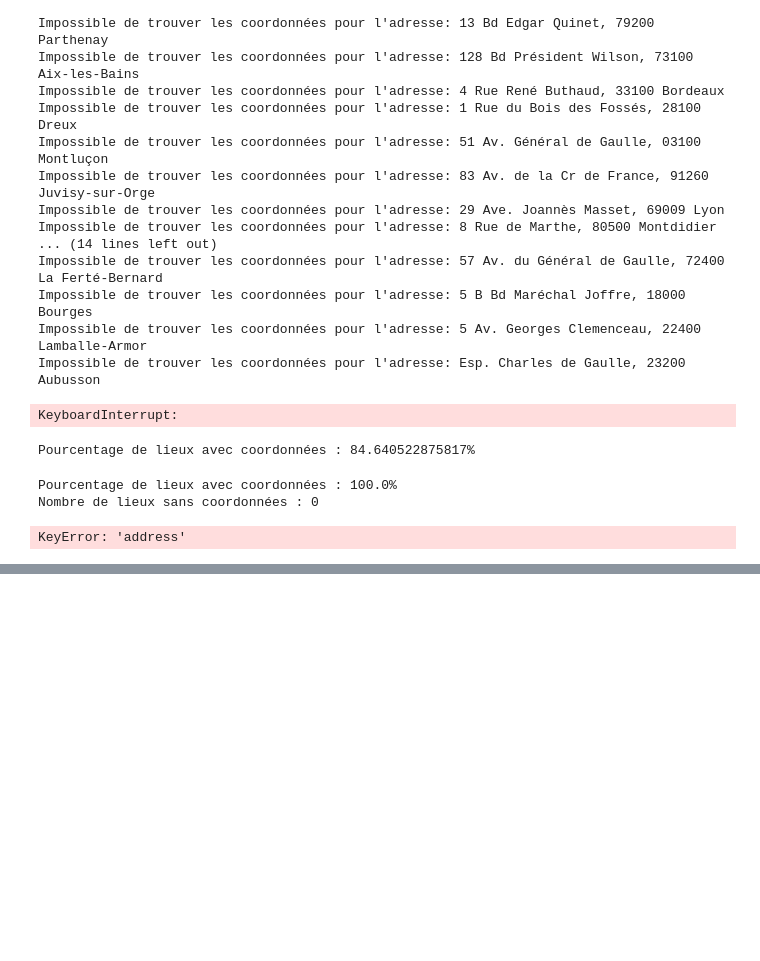
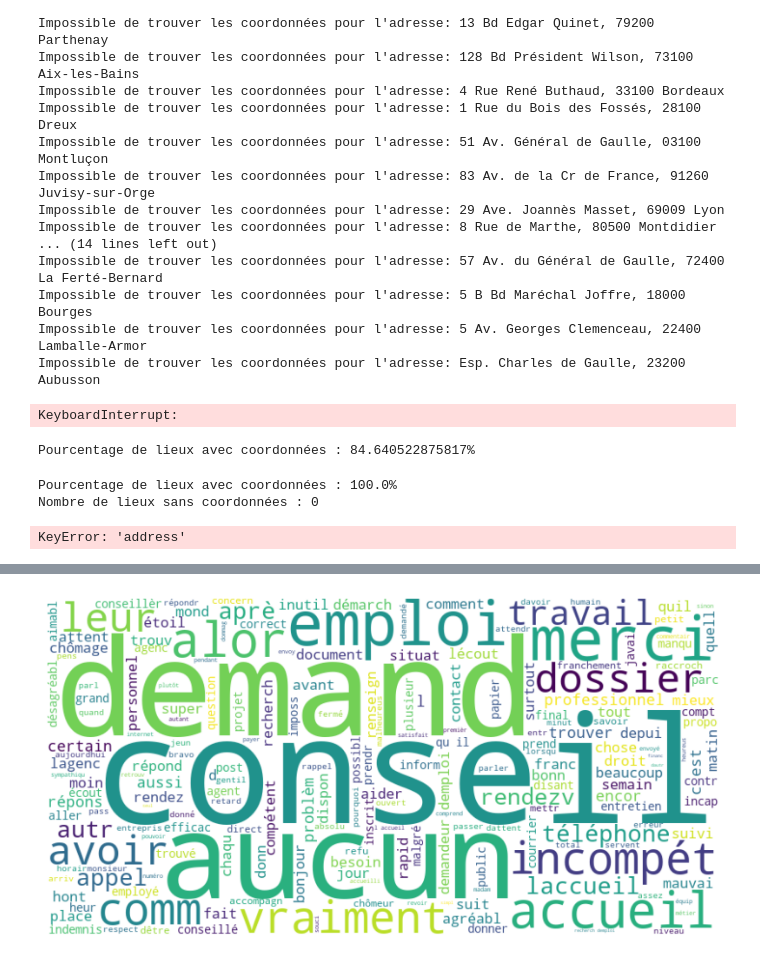
Before and after one commit to projetgouv/scraping, a Jupyter notebook: app/testing.ipynb, the cells around one changed output, grey strips where cells are left out. Saved outputs shown, nothing was run; the diff lists cells and outputs as text; code cells hidden in the pictures; blank space fills up the shorter version.

```diff
--- a/app/testing.ipynb
+++ b/app/testing.ipynb
@@ -185,0 +214,19 @@ df_grouped
+# %%
+from collections import Counter
+#Compter les mots
+words = []
+for review in reviews:
+    for word in review.split():
+        words.append(word)
+# %%
+from collections import Counter
+
+# Compter les mots
+words = []
+for review in reviews:
+    for word in review.split():
+        if len(word) >= 3 and word != "nan":
+            words.append(word)
+
+word_counts = Counter(words)
+word_counts.most_common(1000)
@@ -185,0 +251,31 @@ df_grouped
+# %%
+from collections import Counter
+from wordcloud import WordCloud
+import matplotlib.pyplot as plt
+
+# Compter les mots
+words = []
+for review in reviews:
+    for word in review.split():
+        if len(word) > 4 and word != "nan":
+            words.append(word)
+
+word_counts = Counter(words)
+most_common_words = word_counts.most_common(15)
+top_words = [word for word, count in most_common_words]
+filtered_words = [word for word in words if word not in top_words]
+filtered_words = [word.lower() for word in filtered_words]
+#stemming sur les mots
+from nltk.stem import PorterStemmer
+ps = PorterStemmer()
+filtered_words = [ps.stem(word) for word in filtered_words]
+# Create a word cloud
+wordcloud = WordCloud(width=800, height=400, background_color='white').generate(' '.join(filtered_words))
+
+# Display the word cloud
+plt.figure(figsize=(10, 6))
+plt.imshow(wordcloud, interpolation='bilinear')
+plt.axis('off')
+plt.show()
+# %% [output]
+[figure, added]
```
Also changed, not shown: parts of 6 cells of this notebook, 1 other file.
